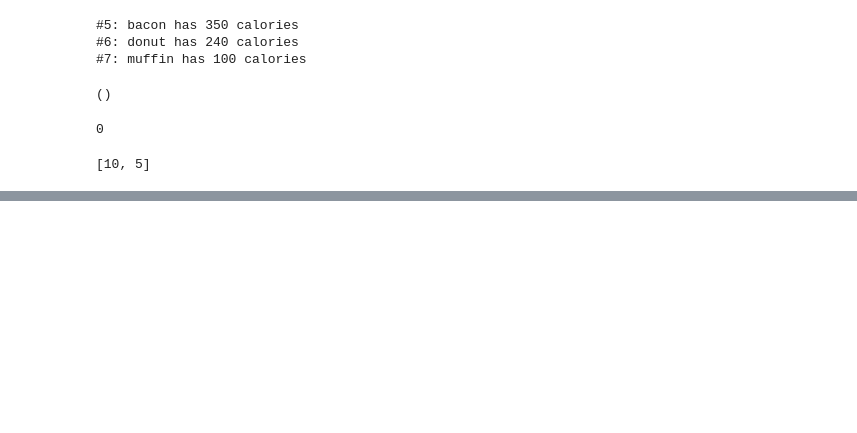
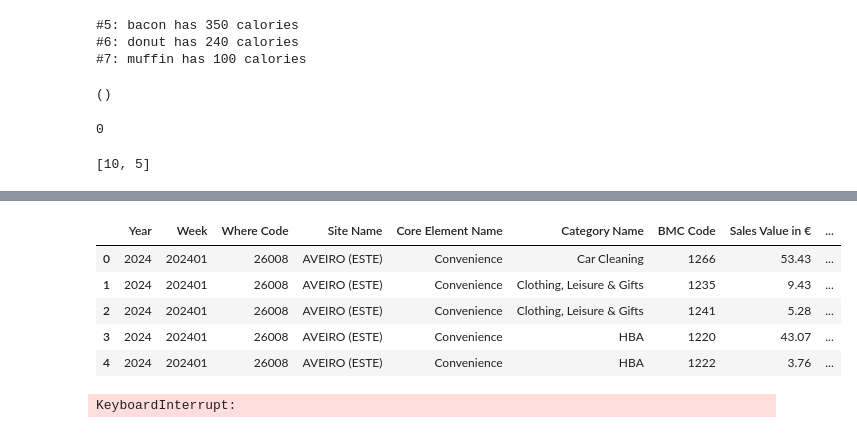
Before and after one commit to Qertal/KursStreamlit, a Jupyter notebook: EffectivePython/Chapter1.ipynb, the cells around one changed output, grey strips where cells are left out. Saved outputs shown, nothing was run; the diff lists cells and outputs as text; code cells hidden in the pictures; blank space fills up the shorter version.

```diff
--- a/EffectivePython/Chapter1.ipynb
+++ b/EffectivePython/Chapter1.ipynb
@@ -56,0 +159,11 @@ fresh_fruit.get("apple", 0)
+# %%
+data.columns = ['Year','Week','Where Code','Site Name','Core Element Name','Category Name','BMC Code','Sales Value in €','Grand Margin in €','Quantity Sales Units']
+# %%
+data.head()
+# %% [output]
+|  | Year | Week | Where Code | Site Name | Core Element Name | Category Name | BMC Code | Sales Value in € | ... |
+| 0 | 2024 | 202401 | 26008 | AVEIRO (ESTE) | Convenience | Car Cleaning | 1266 | 53.43 | ... |
+| 1 | 2024 | 202401 | 26008 | AVEIRO (ESTE) | Convenience | Clothing, Leisure & Gifts | 1235 | 9.43 | ... |
+| 2 | 2024 | 202401 | 26008 | AVEIRO (ESTE) | Convenience | Clothing, Leisure & Gifts | 1241 | 5.28 | ... |
+| 3 | 2024 | 202401 | 26008 | AVEIRO (ESTE) | Convenience | HBA | 1220 | 43.07 | ... |
+| 4 | 2024 | 202401 | 26008 | AVEIRO (ESTE) | Convenience | HBA | 1222 | 3.76 | ... |
@@ -56,0 +174,4 @@ fresh_fruit.get("apple", 0)
+# %%
+data[500000*2:].sort_values(by='Week', ascending=True).to_excel('mpf3.xlsx')
+# %% [output]
+KeyboardInterrupt:
```
Also changed, not shown: parts of 20 cells of this notebook, 1 other file.
